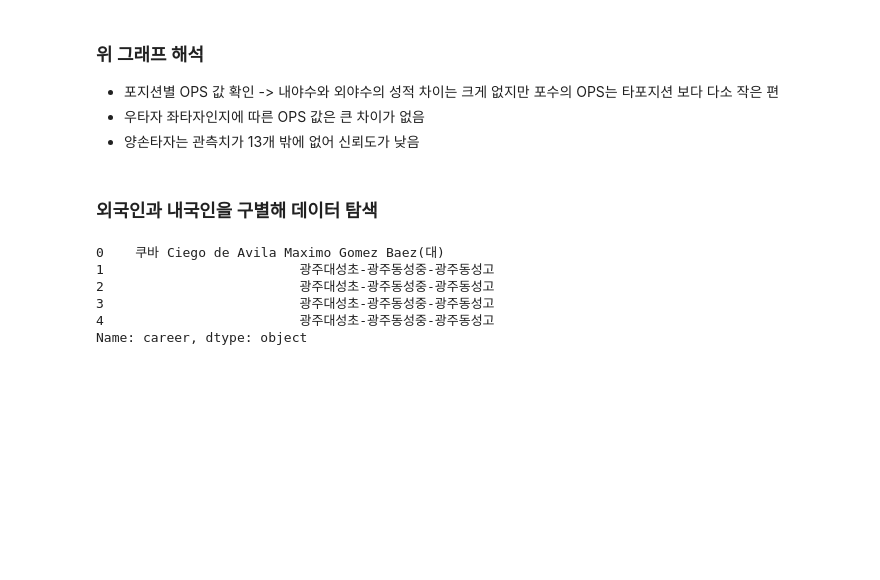
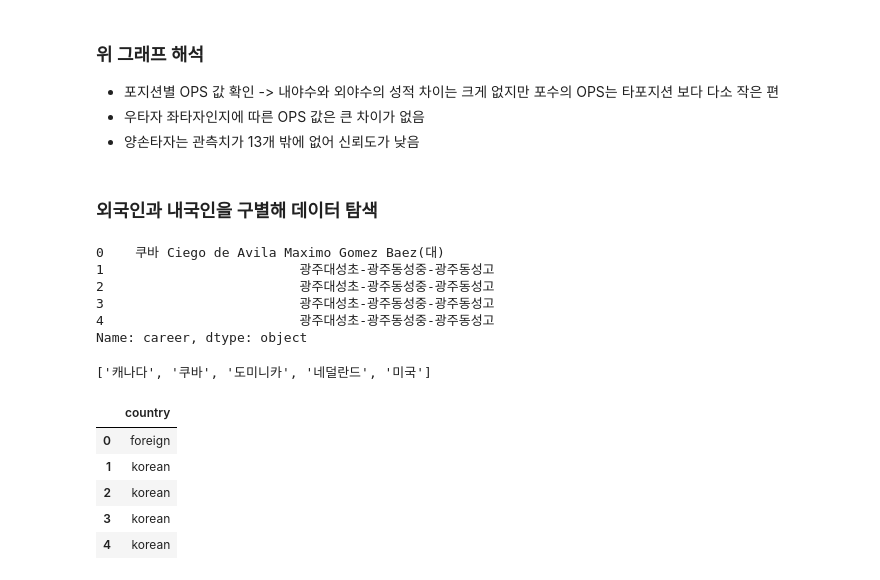
Before and after one commit to junseongwoo/Study_Data_Science, a Jupyter notebook: Dacon/ch01/KBO.ipynb, the cells around one changed output. Saved outputs shown, nothing was run; the diff lists cells and outputs as text; code cells hidden in the pictures; blank space fills up the shorter version.

```diff
--- a/Dacon/ch01/KBO.ipynb
+++ b/Dacon/ch01/KBO.ipynb
@@ -327,3 +327,35 @@ regular_season_df['career'].head()
 3                         광주대성초-광주동성중-광주동성고
 4                         광주대성초-광주동성중-광주동성고
 Name: career, dtype: object
+# %%
+# career를 split
+foreign_country = regular_season_df['career'].apply(
+    lambda x : x.replace('-', ' ').split(' ')[0]
+)
+
+# 외국만 추출
+foreign_country_list = list(set(foreign_country.apply(
+    lambda x : np.nan if '초' in x else x
+)))
+
+# 결측치 처리
+foreign_country_list = [x for x in foreign_country_list if str(x) != 'nan']
+foreign_country_list
+# %% [output]
+['캐나다', '쿠바', '도미니카', '네덜란드', '미국']
+# %%
+## 국적을 의미하는 변수 추가
+regular_season_df['country'] = foreign_country
+regular_season_df['country'] = regular_season_df['country'].apply(
+    lambda x : x if pd.isnull(x)
+        else ('foreign' if x in foreign_country_list else 'korean')
+)
+
+regular_season_df[['country']].head()
+# %% [output]
+|  | country |
+| 0 | foreign |
+| 1 | korean |
+| 2 | korean |
+| 3 | korean |
+| 4 | korean |
```
Also changed, not shown: parts of 5 cells of this notebook.
